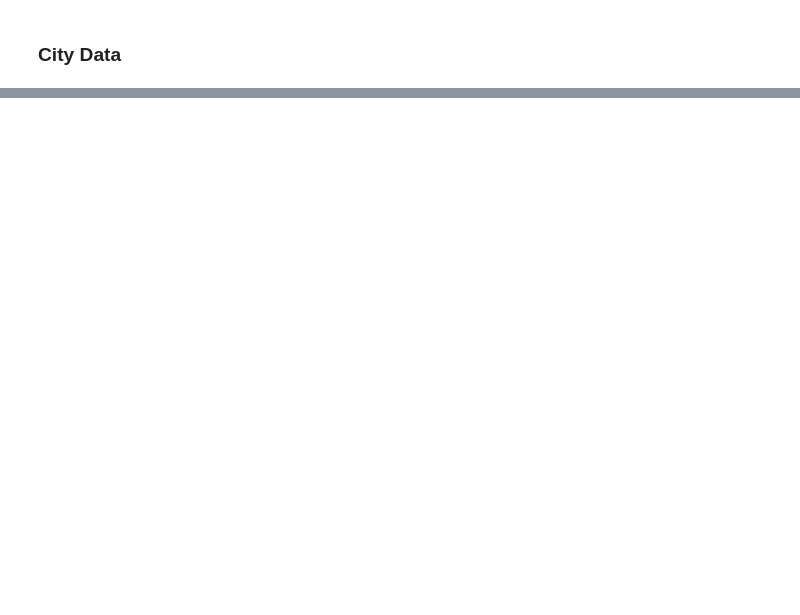
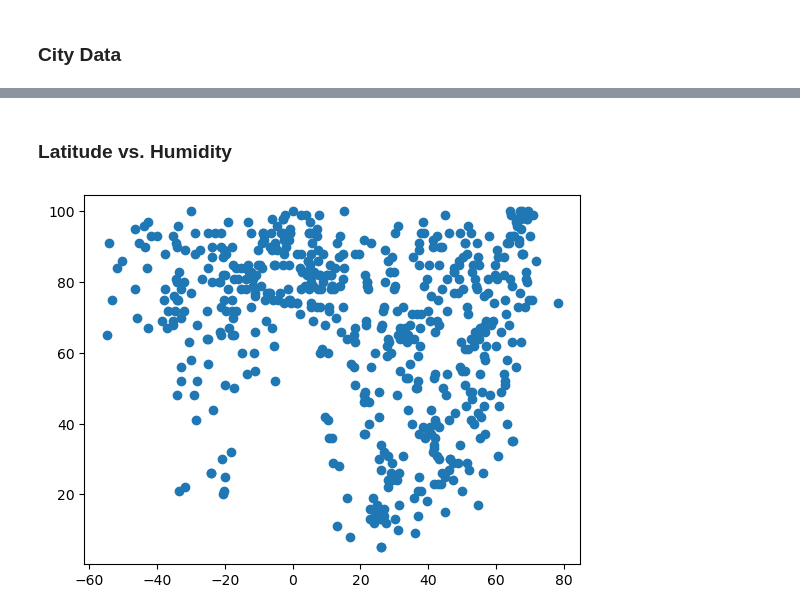
Before and after one commit to baronsgit/python-api-challenge, a Jupyter notebook: WeatherPy/WeatherPy.ipynb, the cells around one changed output, grey strips where cells are left out. Cells and saved outputs as stored; diff of their text form; code cells hidden in the pictures; blank space fills up the shorter version.

```diff
--- a/WeatherPy/WeatherPy.ipynb
+++ b/WeatherPy/WeatherPy.ipynb
@@ -205,0 +199,11 @@ url
+# %% [markdown]
+### Latitude vs. Humidity
+# %%
+# show scatter plot
+plt.scatter(city_data_df["Lat"],city_data_df["Humidity"])
+
+plt.show()
+
+plt.close()
+# %% [output]
+[figure, added]
```
Also changed, not shown: parts of 31 cells of this notebook.
